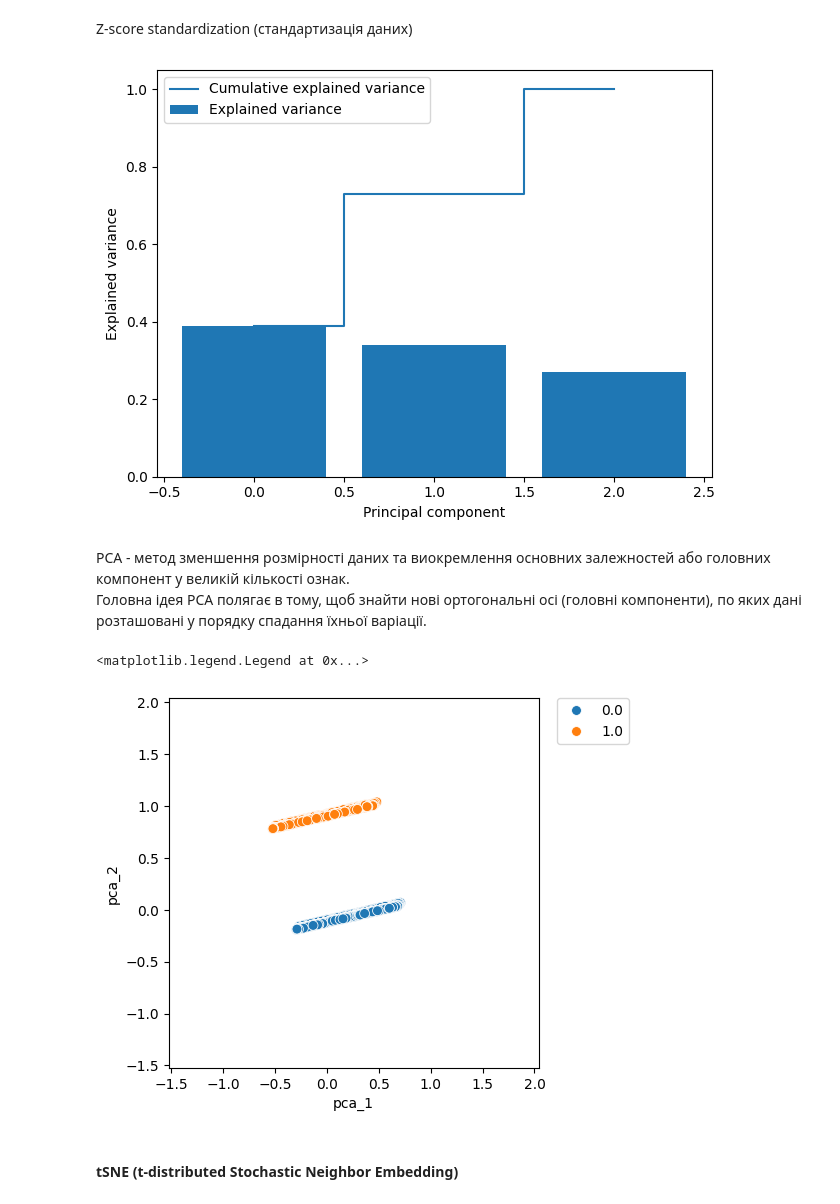
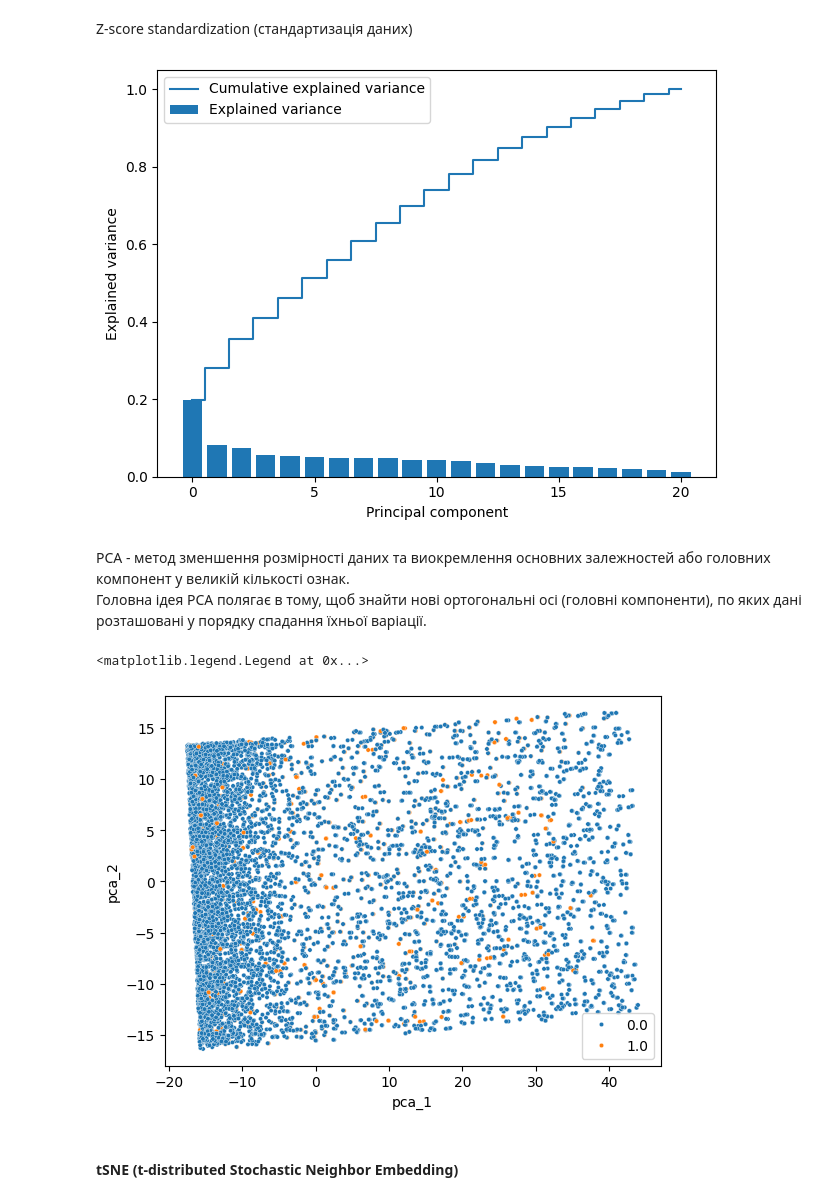
Before and after one commit to KostyaBay/DataAnalysis_2023, a Jupyter notebook: lab_2/PCA&TSNE.ipynb, the cells around one changed output. Saved outputs shown, nothing was run; the diff lists cells and outputs as text; code cells hidden in the pictures.

```diff
--- a/lab_2/PCA&TSNE.ipynb
+++ b/lab_2/PCA&TSNE.ipynb
@@ -104,7 +104,8 @@ Data columns (total 21 columns):
 dtypes: float64(21)
 memory usage: 1.3 MB
 # %%
-X = data_df[['bacteria', 'silver', 'is_safe']]
+X = data_df
+y = data_df['is_safe']
 # %%
 X.shape
 # %% [output]
@@ -140,25 +142,21 @@ plt.legend(loc='best')
 plt.tight_layout()
 plt.show()
 # %% [output]
-[figure, old version]
+[figure, new version]
 # %% [markdown]
 PCA - метод зменшення розмірності даних та виокремлення основних залежностей або головних компонент у великій кількості ознак. <br> Головна ідея PCA полягає в тому, щоб знайти нові ортогональні осі (головні компоненти), по яких дані розташовані у порядку спадання їхньої варіації.
 # %%
 pca = PCA(n_components=2)
 pca_result = pca.fit_transform(X)
 
-pca_result_df = pd.DataFrame({'pca_1': pca_result[:,0], 'pca_2': pca_result[:,1], 'label': data_df['is_safe']})
+pca_result_df = pd.DataFrame({'pca_1': pca_result[:,0], 'pca_2': pca_result[:,1], 'label': y})
 
 fig, ax = plt.subplots(1)
-sns.scatterplot(x='pca_1', y='pca_2', hue='label', data=pca_result_df, ax=ax,s=50)
-lim = (pca_result.min()-1, pca_result.max()+1)
-ax.set_xlim(lim)
-ax.set_ylim(lim)
-ax.set_aspect('equal')
-ax.legend(bbox_to_anchor=(1.05, 1), loc=2, borderaxespad=0.0)
+sns.scatterplot(x='pca_1', y='pca_2', hue='label', data=pca_result_df, ax=ax,s=10)
+ax.legend()
 # %% [output]
 <matplotlib.legend.Legend at 0x...>
-[figure, old version]
+[figure, new version]
 # %% [markdown]
 #### tSNE (t-distributed Stochastic Neighbor Embedding)
 # %% [markdown]
```
Also changed, not shown: parts of 3 cells of this notebook.
